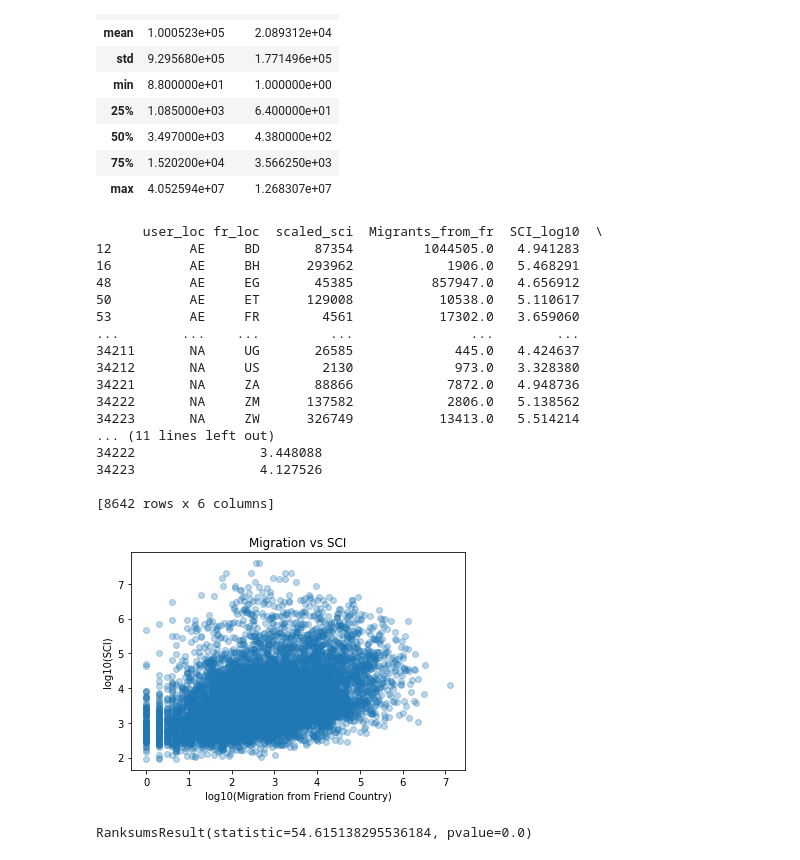
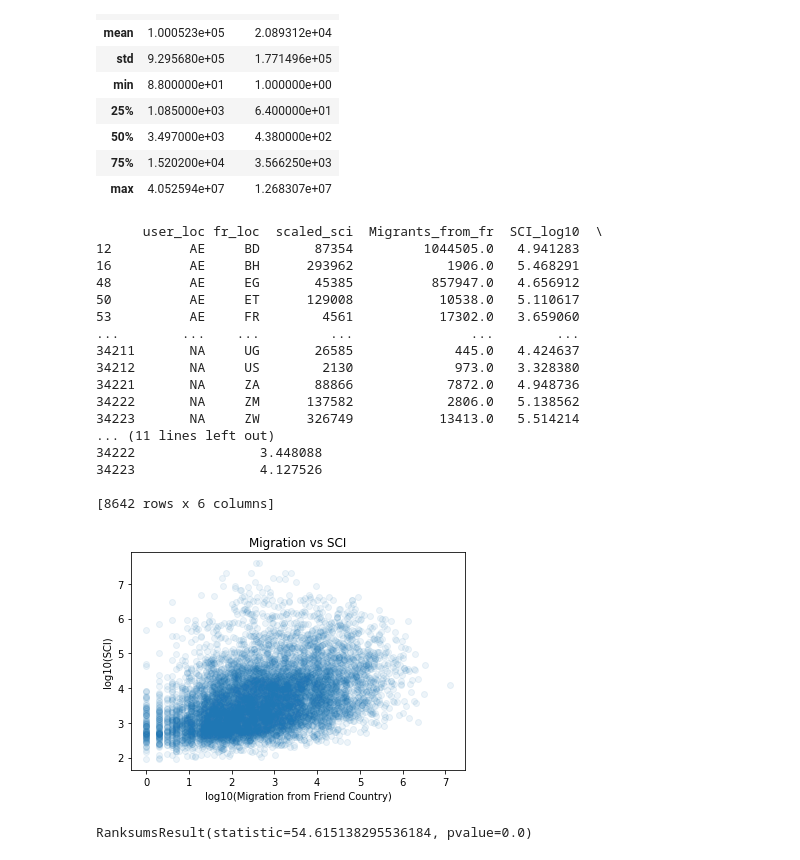
Before and after one commit to jonahdf/social-connectedness, a Jupyter notebook: correlation_migration.ipynb, the cells around one changed output. Cells and saved outputs as stored; diff of their text form; code cells hidden in the pictures.

Commit message:
changed graph transparency

```diff
--- a/correlation_migration.ipynb
+++ b/correlation_migration.ipynb
@@ -53,35 +53,35 @@ sci_data.describe()
 import math
 sci_data['scaled_sci'] = pd.to_numeric(sci_data['scaled_sci'], errors='coerce')
 sci_data['SCI_log10'] = np.log10(sci_data['scaled_sci'])
 
 sci_data['Migrants_from_fr_log10'] = np.log10(sci_data['Migrants_from_fr'])
 print(sci_data)
 sci_data.describe()
 
-plt.scatter(sci_data['Migrants_from_fr_log10'], sci_data['SCI_log10'], alpha = 0.3)
+plt.scatter(sci_data['Migrants_from_fr_log10'], sci_data['SCI_log10'], alpha = 0.08)
 plt.xlabel('log10(Migration from Friend Country)')
 plt.ylabel('log10(SCI)')
 plt.title('Migration vs SCI')
 plt.show()
 # %% [output]
       user_loc fr_loc  scaled_sci  Migrants_from_fr  SCI_log10  \
 12          AE     BD       87354         1044505.0   4.941283
 16          AE     BH      293962            1906.0   5.468291
 48          AE     EG       45385          857947.0   4.656912
 50          AE     ET      129008           10538.0   5.110617
 53          AE     FR        4561           17302.0   3.659060
 ...        ...    ...         ...               ...        ...
 34211       NA     UG       26585             445.0   4.424637
 34212       NA     US        2130             973.0   3.328380
 34221       NA     ZA       88866            7872.0   4.948736
 34222       NA     ZM      137582            2806.0   5.138562
 34223       NA     ZW      326749           13413.0   5.514214
 ... (11 lines left out)
 34222                3.448088
 34223                4.127526
 
 [8642 rows x 6 columns]
-[figure, old version]
+[figure, new version]
 # %%
 from scipy.stats import ranksums
 ranksums(sci_data["scaled_sci"], sci_data["Migrants_from_fr"])
```
